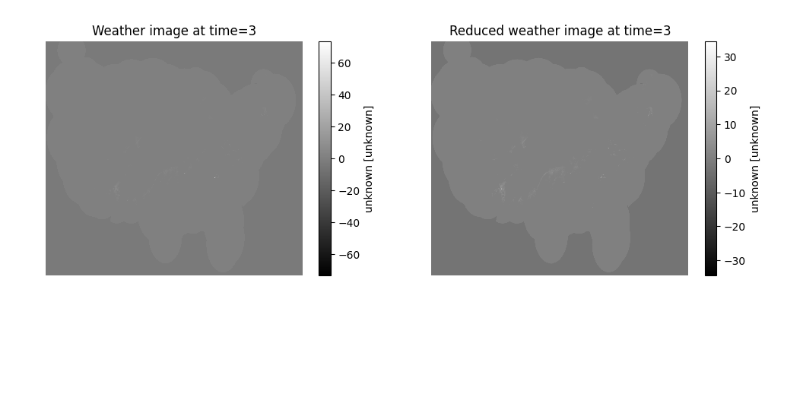
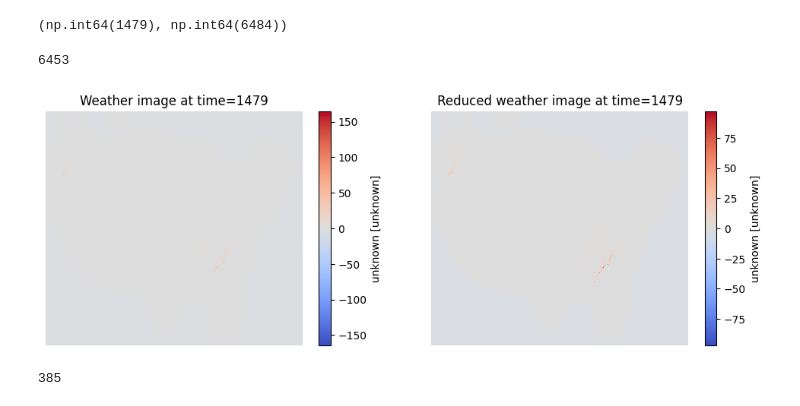
Before and after one commit to quochieu586/Thunderstorm-Nowcasting-Geometry-Topology-Approach, a Jupyter notebook: explore_data.ipynb, the cells around one changed output. Saved outputs shown, nothing was run; the diff lists cells and outputs as text; code cells hidden in the pictures; blank space fills up the shorter version.

```diff
--- a/explore_data.ipynb
+++ b/explore_data.ipynb
@@ -12,11 +55,0 @@ output_folder = 'data/image_new'
-# %%
-output_path = os.path.join(output_folder, '1200.zarr')
-
-# Open the zarr store
-store = zarr.open(output_path, mode="r")
-
-# Check top-level keys
-print(store.tree())  # prints
-
-ds = xr.open_zarr(output_path)
-print(ds)
@@ -51,21 +56,41 @@ Attributes:
+# %%
+import json
+
+DBZ_THRESHOLD = 25
+
+DBZ_PIXEL_COUNTS_PATH = os.path.join('data/dbz_pixel_counts.json')
+with open(DBZ_PIXEL_COUNTS_PATH, 'r') as f:
+    DBZ_PIXEL_COUNTS = json.load(f)
+
+np.argmax(DBZ_PIXEL_COUNTS), np.max(DBZ_PIXEL_COUNTS)
+# %% [output]
+(np.int64(1479), np.int64(6484))
+# %%
+(ds.unknown[np.argmax(DBZ_PIXEL_COUNTS)] > DBZ_THRESHOLD).sum().item()
+# %% [output]
+6453
 # %%
-time = 3
-da = ds["unknown"].isel(time=time)  # 2D slice at first time index
+time = np.argmax(DBZ_PIXEL_COUNTS)
+da = ds.unknown[np.argmax(DBZ_PIXEL_COUNTS)]  # 2D slice at first time index
 
 plt.figure(figsize=(12, 4))
 
 plt.subplot(1, 2, 1)
-da.plot(cmap="gray")  # or "coolwarm", "jet"
+da.plot(cmap="coolwarm")  # or "coolwarm", "jet"
 plt.title(f"Weather image at time={time}".format(time=time))
 plt.axis('off')
 
 plt.subplot(1, 2, 2)
 da_coarse = da.coarsen(latitude=4, longitude=4, boundary="trim").mean()
 
-da_coarse.plot(cmap="gray")
+da_coarse.plot(cmap="coolwarm")
 plt.title(f"Reduced weather image at time={time}".format(time=time))
 plt.axis('off')
 
 plt.show()
 # %% [output]
-[figure, old version]
+[figure, new version]
+# %%
+(da_coarse > 25).sum().item()
+# %% [output]
+385
```
Also changed, not shown: parts of 6 cells of this notebook, 17 other files.
